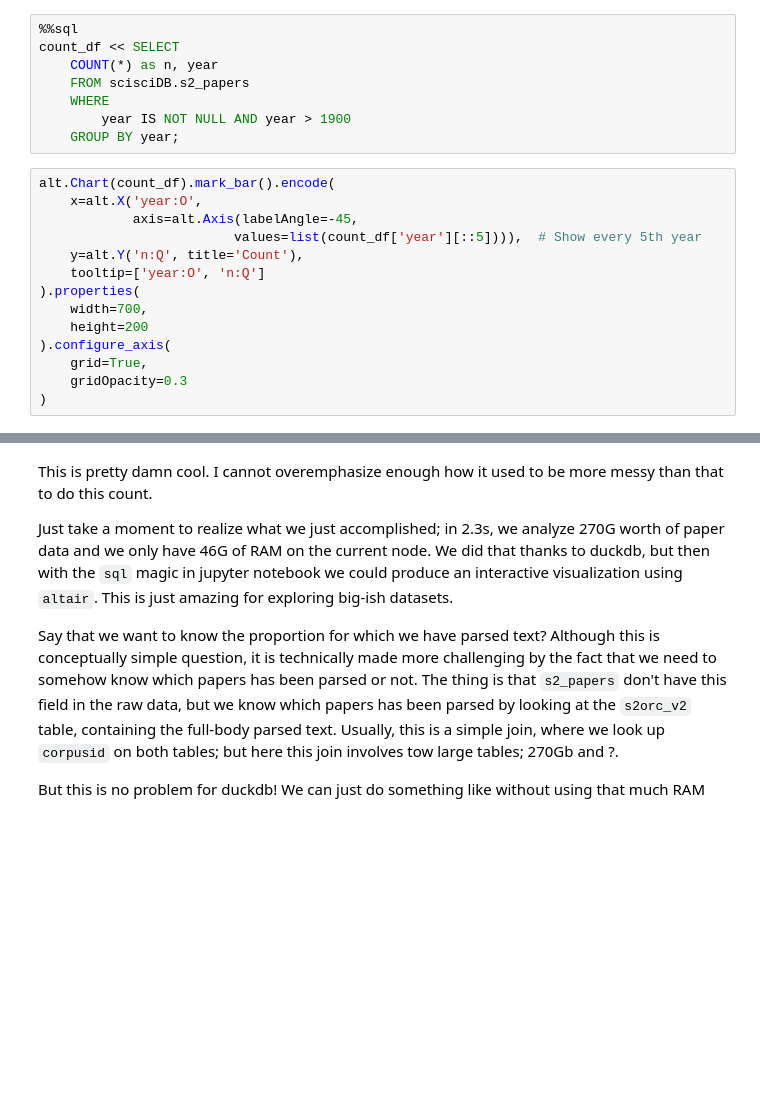
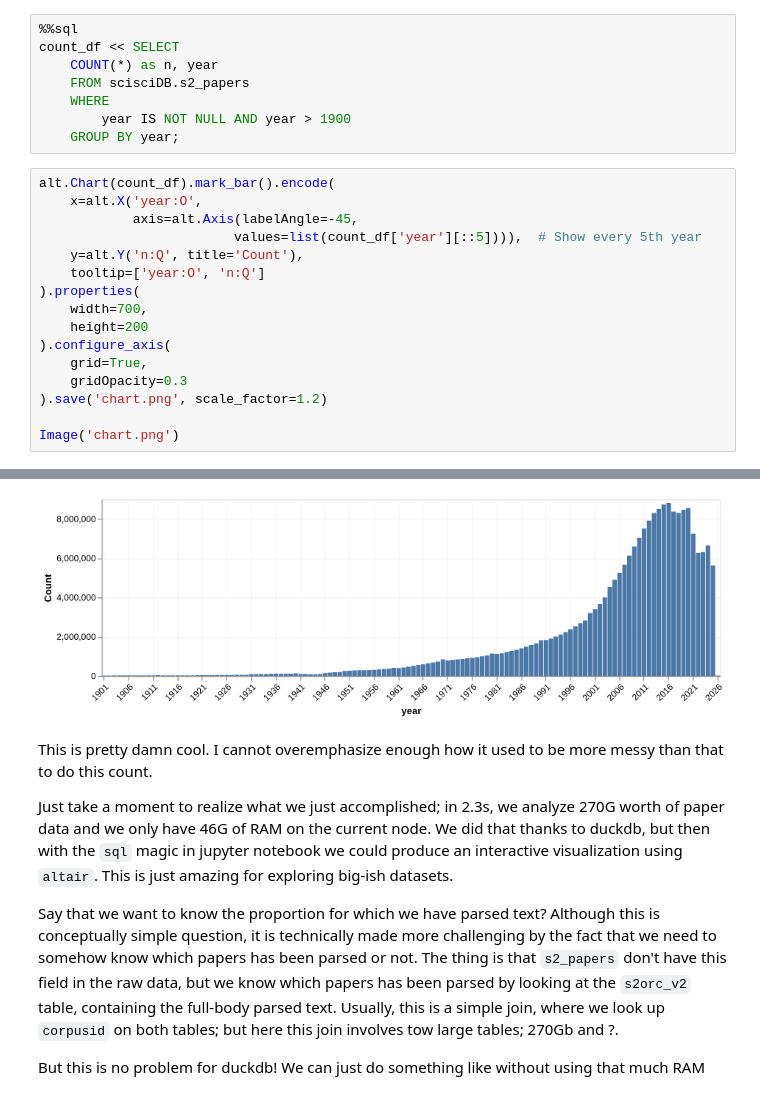
Before and after one commit to Vermont-Complex-Systems/scisciDB, a Jupyter notebook: getting-started.ipynb, the cells around one changed output, grey strips where cells are left out. Saved outputs shown, nothing was run; the diff lists cells and outputs as text; blank space fills up the shorter version.

Commit message:
showing altair as static plot

```diff
--- a/getting-started.ipynb
+++ b/getting-started.ipynb
@@ -116,5 +120,7 @@ alt.Chart(count_df).mark_bar().encode(
 ).configure_axis(
     grid=True,
     gridOpacity=0.3
-)
+).save('chart.png', scale_factor=1.2)
+
+Image('chart.png')
 # %% [output]
@@ -122,3 +127,4 @@ alt.Chart(count_df).mark_bar().encode(
+[figure, added]
 # %% [markdown]
 This is pretty damn cool. I cannot overemphasize enough how it used to be more messy than that to do this count.
 
```
Also changed, not shown: parts of 3 cells of this notebook, 2 other files.
